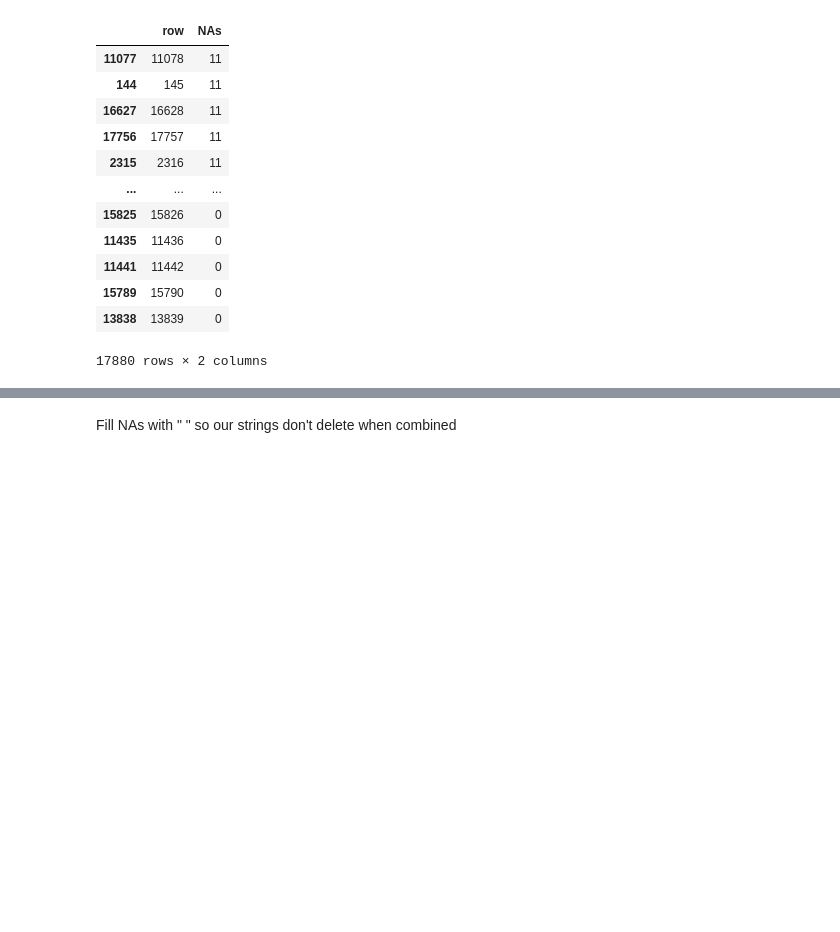
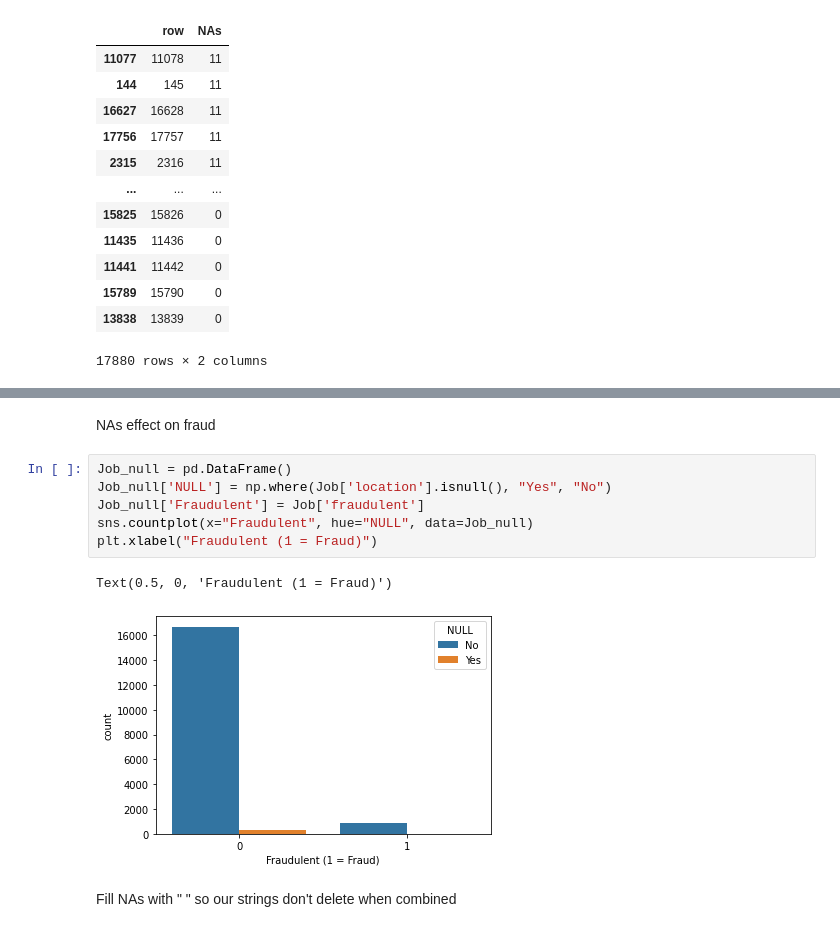
Before and after one commit to hunterblum/Job-Fraud-Detection, a Jupyter notebook: Group2_ML_Final.ipynb, the cells around one changed output, grey strips where cells are left out. Drawn from its saved outputs; the diff is of its cells as text; blank space fills up the shorter version.

```diff
--- a/Group2_ML_Final.ipynb
+++ b/Group2_ML_Final.ipynb
@@ -94,3 +176,14 @@ NA_row
+# %% [markdown]
+NAs effect on fraud
+# %%
+Job_null = pd.DataFrame()
+Job_null['NULL'] = np.where(Job['location'].isnull(), "Yes", "No")
+Job_null['Fraudulent'] = Job['fraudulent']
+sns.countplot(x="Fraudulent", hue="NULL", data=Job_null)
+plt.xlabel("Fraudulent (1 = Fraud)")
+# %% [output]
+Text(0.5, 0, 'Fraudulent (1 = Fraud)')
+[figure, added]
 # %% [markdown]
 Fill NAs with " " so our strings don't delete when combined
 # %%
```
Also changed, not shown: parts of 33 cells of this notebook.
